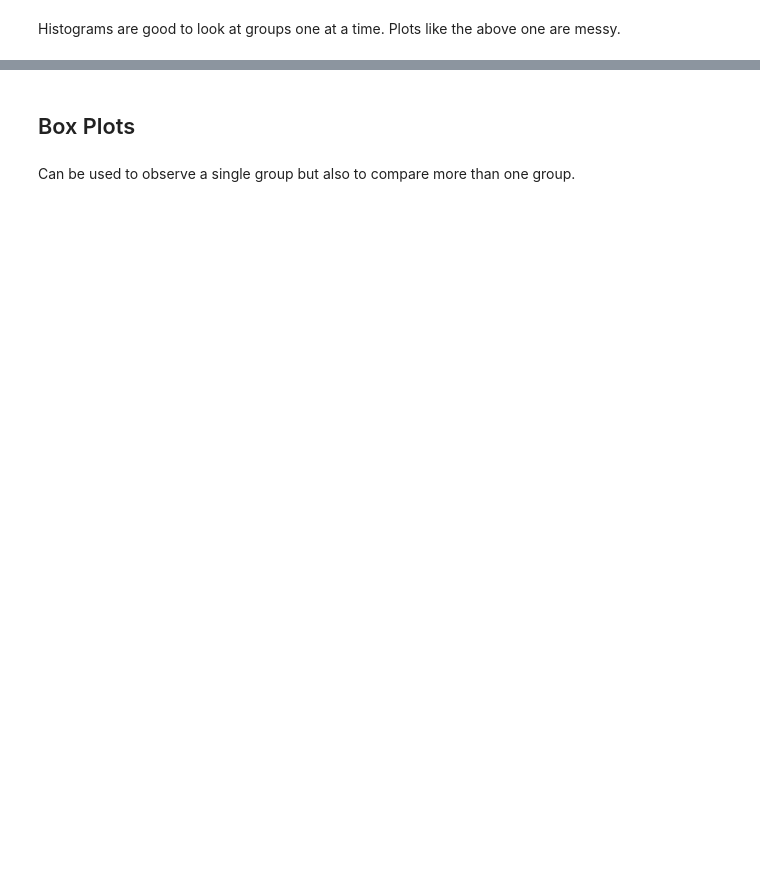
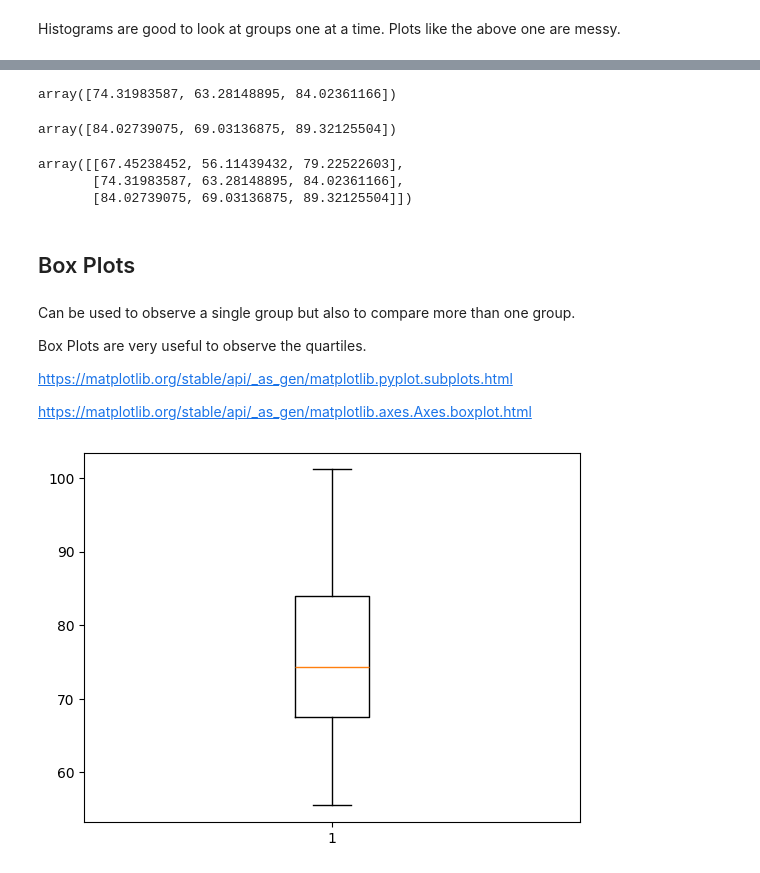
Before and after one commit to AnnaLoz28/principles_of_data_analytics, a Jupyter notebook: boxplots.ipynb, the cells around one changed output, grey strips where cells are left out. Saved outputs shown, nothing was run; the diff lists cells and outputs as text; code cells hidden in the pictures; blank space fills up the shorter version.

Commit message:
box plots documentation complete

```diff
--- a/boxplots.ipynb
+++ b/boxplots.ipynb
@@ -140,4 +250,33 @@ Histograms are good to look at groups one at a time. Plots like the above one ar
+# %%
+# Q2 (median)
+np.quantile(data, 0.5, axis=1) #calculate the 50th percentile of each row (Q2)
+# %% [output]
+array([74.31983587, 63.28148895, 84.02361166])
+# %%
+# Q3
+np.quantile(data, 0.75, axis=1) #calculate the 75th percentile of each row (Q3)
+# %% [output]
+array([84.02739075, 69.03136875, 89.32125504])
+# %%
+# we can also calculate all the quartiles at once
+np.quantile(data, [0.25, 0.5, 0.75], axis=1) #calculate the 25th, 50th and 75th percentiles of each
+# %% [output]
+array([[67.45238452, 56.11439432, 79.22522603],
+       [74.31983587, 63.28148895, 84.02361166],
+       [84.02739075, 69.03136875, 89.32125504]])
 # %% [markdown]
 ## Box Plots
 # %% [markdown]
 Can be used to observe a single group but also to compare more than one group.
+
+Box Plots are very useful to observe the quartiles.
+
+https://matplotlib.org/stable/api/_as_gen/matplotlib.pyplot.subplots.html
+
+https://matplotlib.org/stable/api/_as_gen/matplotlib.axes.Axes.boxplot.html
+# %%
+# create a boxplot of the group1
+fig, ax = plt.subplots()
+ax.boxplot(group1);
+# %% [output]
+[figure, added]
```
Also changed, not shown: parts of 16 cells of this notebook.
